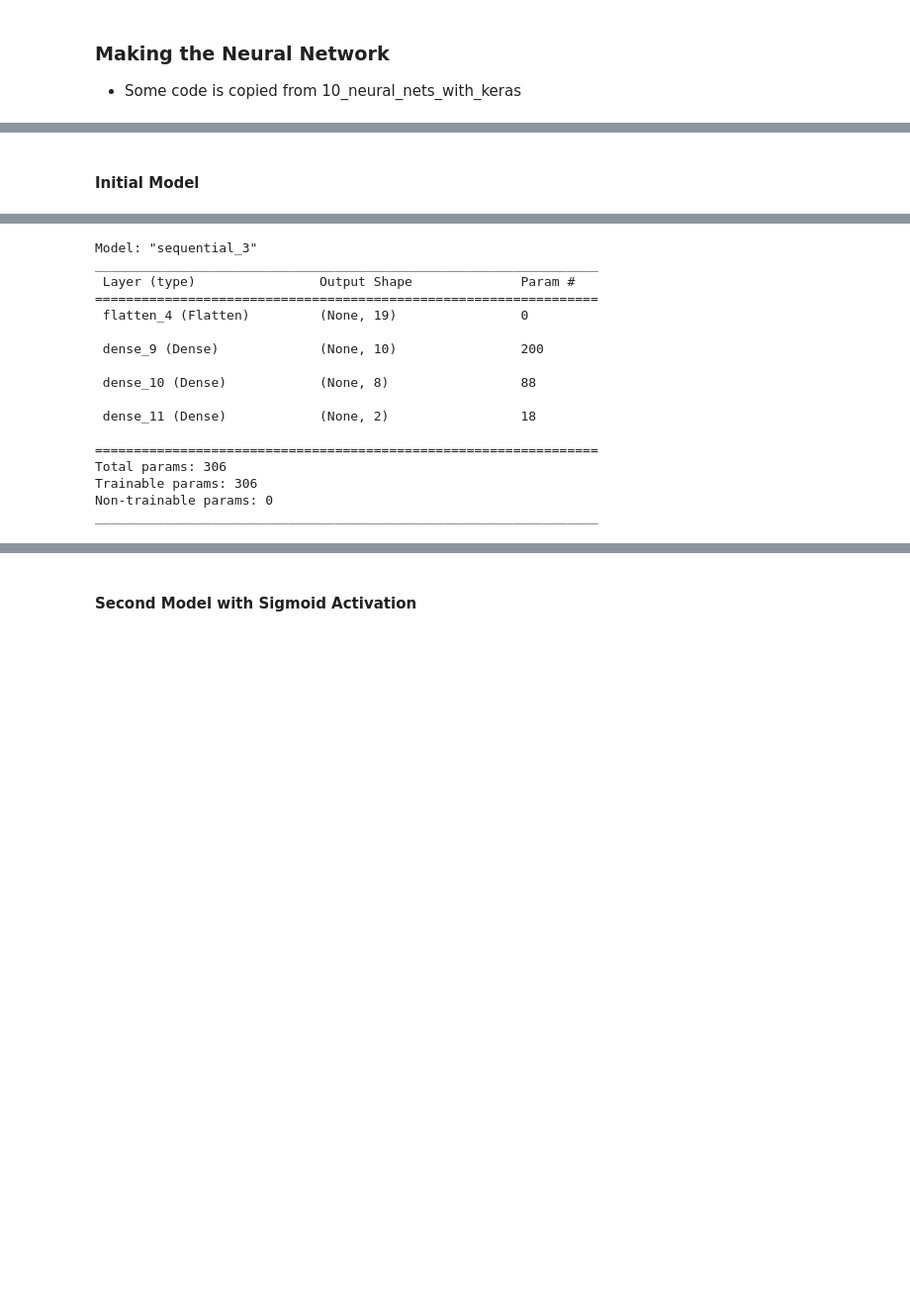
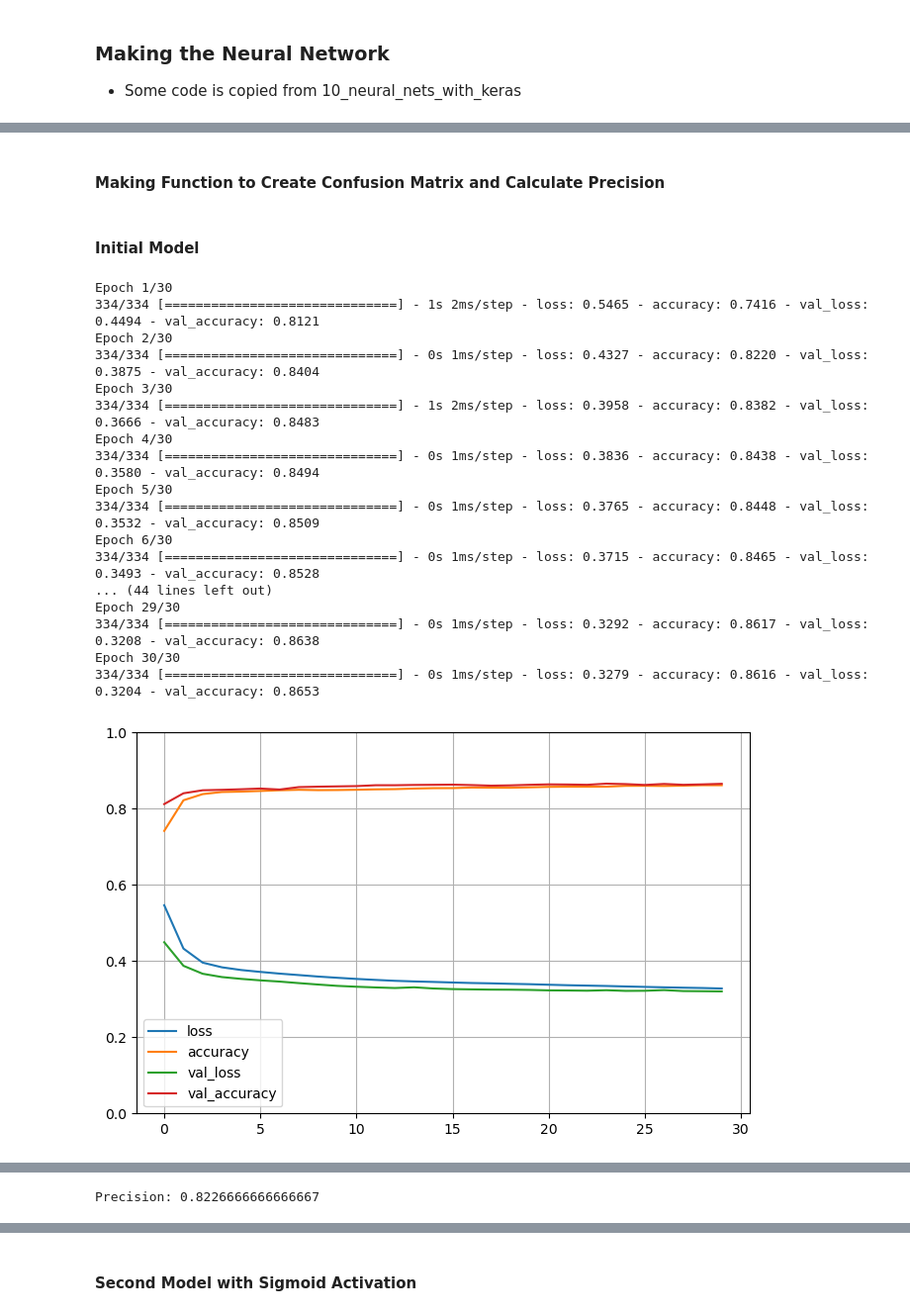
Before and after one commit to SaiNikhilChanda/DSCI225, a Jupyter notebook: Homework_6.ipynb, the cells around one changed output, grey strips where cells are left out. Shown at 99% size. Cells and saved outputs as stored; diff of their text form; code cells hidden in the pictures; blank space fills up the shorter version.

```diff
--- a/Homework_6.ipynb
+++ b/Homework_6.ipynb
@@ -149,9 +166,59 @@ tf.random.set_seed(42)
+# %% [markdown]
+#### Making Function to Create Confusion Matrix and Calculate Precision
+# %%
+def confusion_and_precision(model):
+  y_pred = model.predict(SMOTE_X_test)
+  y_pred_classes = np.argmax(y_pred, axis=1)
+
+  cm = confusion_matrix(SMOTE_y_test, y_pred_classes)
+
+  disp = ConfusionMatrixDisplay(confusion_matrix=cm, display_labels=["Not Confirmed", "Confirmed"])
+  disp.plot(cmap=plt.cm.Blues)
+  plt.show()
+
+  precision = precision_score(SMOTE_y_test, y_pred_classes)
+  print("Precision:", precision)
 # %% [markdown]
 #### Initial Model
 # %%
+keras.utils.set_random_seed(42)
+
 model1 = keras.models.Sequential([
   keras.layers.Flatten(input_shape=[SMOTE_X_train.shape[1]]),
   keras.layers.Dense(10, activation="relu"),
   keras.layers.Dense(8, activation="relu"),
   keras.layers.Dense(2, activation="softmax")
 ])
+
+model1.compile(loss="sparse_categorical_crossentropy",
+              optimizer="sgd",
+              metrics=["accuracy"])
+
+history1 = model1.fit(SMOTE_X_train, SMOTE_y_train, epochs=30,
+                    validation_data=(SMOTE_X_test, SMOTE_y_test))
+
+pd.DataFrame(history1.history).plot(figsize=(8, 5))
+plt.grid(True)
+plt.gca().set_ylim(0, 1)
+plt.show()
+
+confusion_and_precision(model1)
+# %% [output]
+Epoch 1/30
+334/334 [==============================] - 1s 2ms/step - loss: 0.5465 - accuracy: 0.7416 - val_loss: 0.4494 - val_accuracy: 0.8121
+Epoch 2/30
+334/334 [==============================] - 0s 1ms/step - loss: 0.4327 - accuracy: 0.8220 - val_loss: 0.3875 - val_accuracy: 0.8404
+Epoch 3/30
+334/334 [==============================] - 1s 2ms/step - loss: 0.3958 - accuracy: 0.8382 - val_loss: 0.3666 - val_accuracy: 0.8483
+Epoch 4/30
+334/334 [==============================] - 0s 1ms/step - loss: 0.3836 - accuracy: 0.8438 - val_loss: 0.3580 - val_accuracy: 0.8494
+Epoch 5/30
+334/334 [==============================] - 0s 1ms/step - loss: 0.3765 - accuracy: 0.8448 - val_loss: 0.3532 - val_accuracy: 0.8509
+Epoch 6/30
+334/334 [==============================] - 0s 1ms/step - loss: 0.3715 - accuracy: 0.8465 - val_loss: 0.3493 - val_accuracy: 0.8528
+... (44 lines left out)
+Epoch 29/30
+334/334 [==============================] - 0s 1ms/step - loss: 0.3292 - accuracy: 0.8617 - val_loss: 0.3208 - val_accuracy: 0.8638
+Epoch 30/30
+334/334 [==============================] - 0s 1ms/step - loss: 0.3279 - accuracy: 0.8616 - val_loss: 0.3204 - val_accuracy: 0.8653
+[figure, added]
@@ -158,20 +227 @@ model1 = keras.models.Sequential([
+Precision: 0.8226666666666667
-# %%
-model1.summary()
-# %% [output]
-Model: "sequential_3"
-_________________________________________________________________
- Layer (type)                Output Shape              Param #
-=================================================================
- flatten_4 (Flatten)         (None, 19)                0
-
- dense_9 (Dense)             (None, 10)                200
-
- dense_10 (Dense)            (None, 8)                 88
-
- dense_11 (Dense)            (None, 2)                 18
-
-=================================================================
-Total params: 306
-Trainable params: 306
-Non-trainable params: 0
-_________________________________________________________________
```
Also changed, not shown: parts of 25 cells of this notebook.
